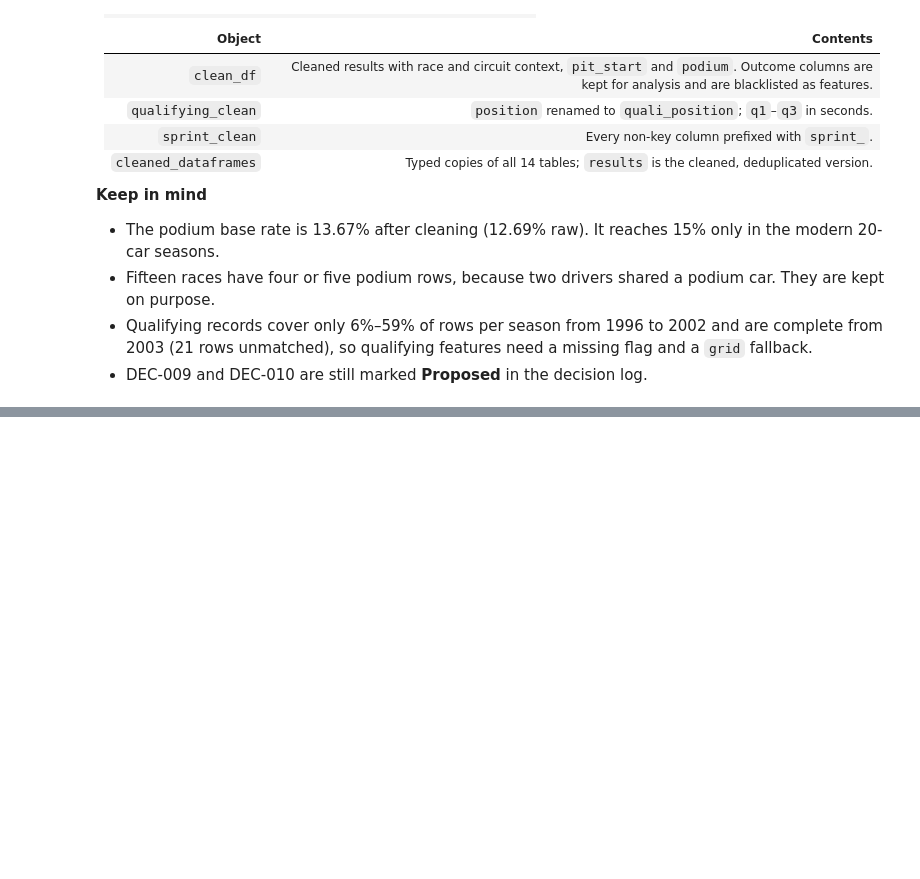
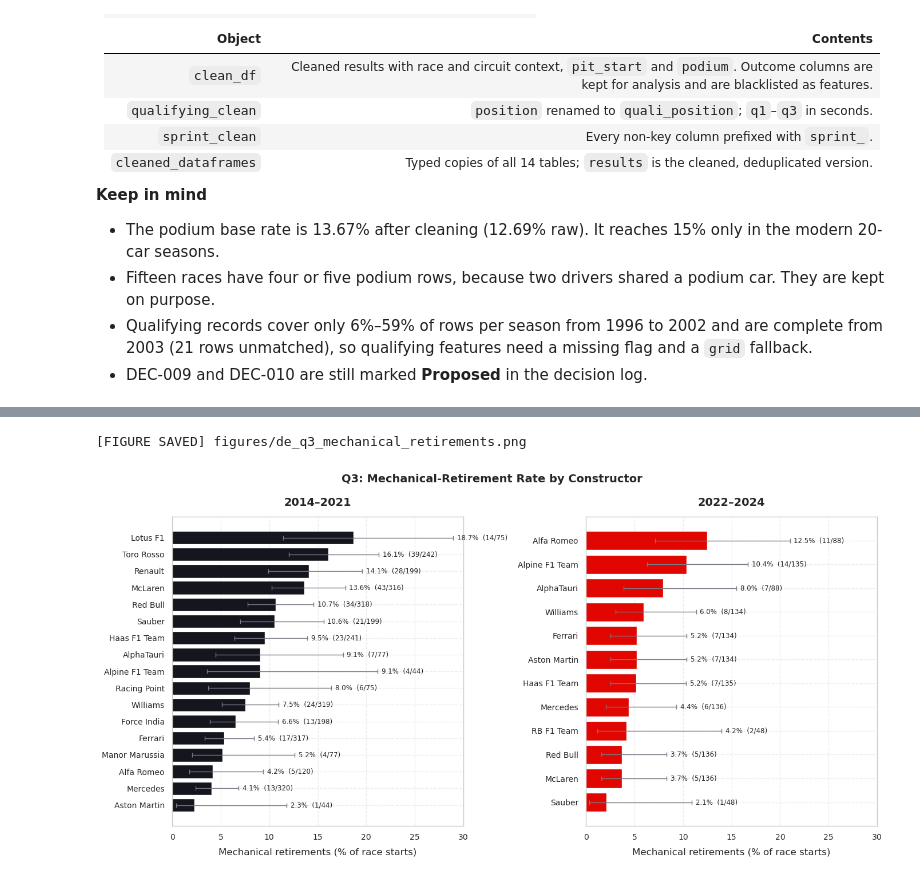
Before and after one commit to Abdel-RahmanIII/Formula-1, a Jupyter notebook: formula-1.ipynb, the cells around one changed output, grey strips where cells are left out. Drawn from its saved outputs; the diff is of its cells as text; code cells hidden in the pictures; blank space fills up the shorter version.

```diff
--- a/formula-1.ipynb
+++ b/formula-1.ipynb
@@ -1047,0 +1473,29 @@ print(f"[STEP 2 COMPLETE] clean_df is ready: {len(clean_df):,} rows x {clean_df.
+# %%
+# Task 11.2: mechanical-retirement rate per constructor and era
+Q3_ERAS: Dict[str, Tuple[int, int]] = {"2014–2021": (2014, 2021), "2022–2024": (2022, 2024)}
+MIN_CONSTRUCTOR_STARTS: int = 40   # about one season of a two-car team
+
+q3_df = (
+    clean_df.loc[clean_df["year"] >= 2014, GRAIN + ["constructorId", "year", "statusId", "status"]]
+    .merge(status_map[["statusId", "category"]], on="statusId", how="left", validate="many_to_one")
+    .merge(cleaned_dataframes["constructors"][["constructorId", "name"]].rename(columns={"name": "constructor"}),
+           on="constructorId", how="left", validate="many_to_one")
+)
+q3_df["era"] = np.select([q3_df["year"].between(*years) for years in Q3_ERAS.values()], list(Q3_ERAS), default="")
+assert (q3_df["era"] != "").all() and q3_df["category"].notna().all() and q3_df["constructor"].notna().all()
+q3_df["mechanical"] = (q3_df["category"] == "mechanical").astype(int)
+
+# What ends a race start in each era, and which statuses carry the mechanical count
+display((pd.crosstab(q3_df["era"], q3_df["category"], normalize="index") * 100).round(2)[STATUS_CATEGORIES]
+        .assign(starts=q3_df.groupby("era").size()))
+display(q3_df[q3_df["mechanical"] == 1].groupby(["era", "status"]).size().unstack("era", fill_value=0)
+        .sort_values("2014–2021", ascending=False).head(10).T)
+
+q3_rates = rate_table(q3_df, ["era", "constructor"], "mechanical")
+below_threshold = q3_rates[q3_rates["n"] < MIN_CONSTRUCTOR_STARTS]
+print(f"Dropped for fewer than {MIN_CONSTRUCTOR_STARTS} starts in an era: "
+      + ", ".join(f"{row.constructor} ({row.era}, {row.n} starts)" for row in below_threshold.itertuples()))
+q3_rates = q3_rates[q3_rates["n"] >= MIN_CONSTRUCTOR_STARTS].sort_values(["era", "rate"], ascending=[True, False])
+for era in Q3_ERAS:
+    display(q3_rates[q3_rates["era"] == era].set_index("constructor").drop(columns="era")
+            .rename(columns={"n": "starts", "events": "mechanical retirements"}).round(2))
@@ -1047,0 +1545,18 @@ print(f"[STEP 2 COMPLETE] clean_df is ready: {len(clean_df):,} rows x {clean_df.
+# %%
+# Task 11.3: constructors ranked within each era
+fig, axes = plt.subplots(1, 2, figsize=(14, 7))
+for ax, era, color in zip(axes, Q3_ERAS, [F1_PALETTE["dark"], F1_PALETTE["crimson"]]):
+    rows = q3_rates[q3_rates["era"] == era].sort_values("rate")
+    bars = ax.barh(rows["constructor"], rows["rate"], color=color,
+                   xerr=[rows["rate"] - rows["ci_low"], rows["ci_high"] - rows["rate"]],
+                   error_kw={"ecolor": F1_PALETTE["gray"], "elinewidth": 1, "capsize": 3})
+    for bar, row in zip(bars, rows.itertuples()):
+        ax.text(row.ci_high + 0.4, bar.get_y() + bar.get_height() / 2, f"{row.rate:.1f}%  ({row.events}/{row.n})",
+                va="center", fontsize=8.5)
+    ax.set(title=era, xlabel="Mechanical retirements (% of race starts)", xlim=(0, 30))
+fig.suptitle("Q3: Mechanical-Retirement Rate by Constructor", fontsize=14, fontweight="bold")
+save_fig("de_q3_mechanical_retirements")
+plt.show()
+# %% [output]
+[FIGURE SAVED] figures/de_q3_mechanical_retirements.png
+[figure, added]
```
Also changed, not shown: parts of 20 cells of this notebook, 7 other files.
